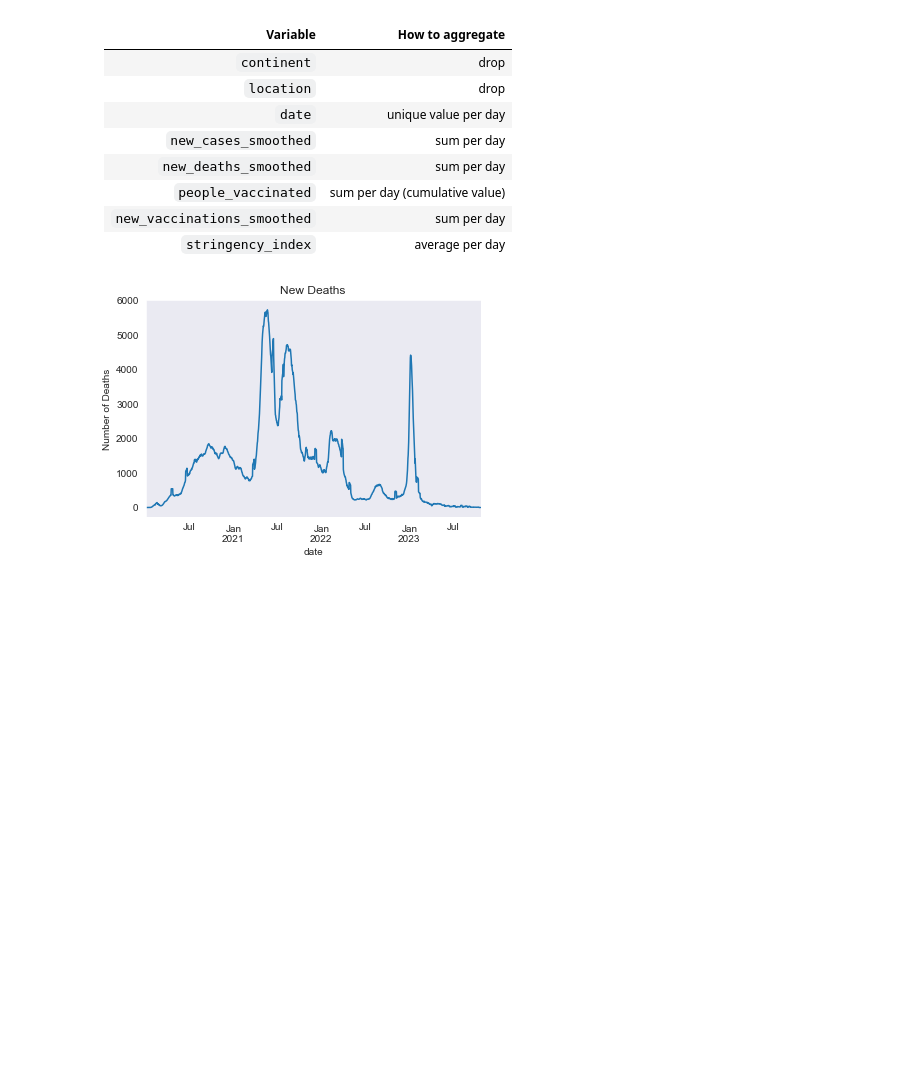
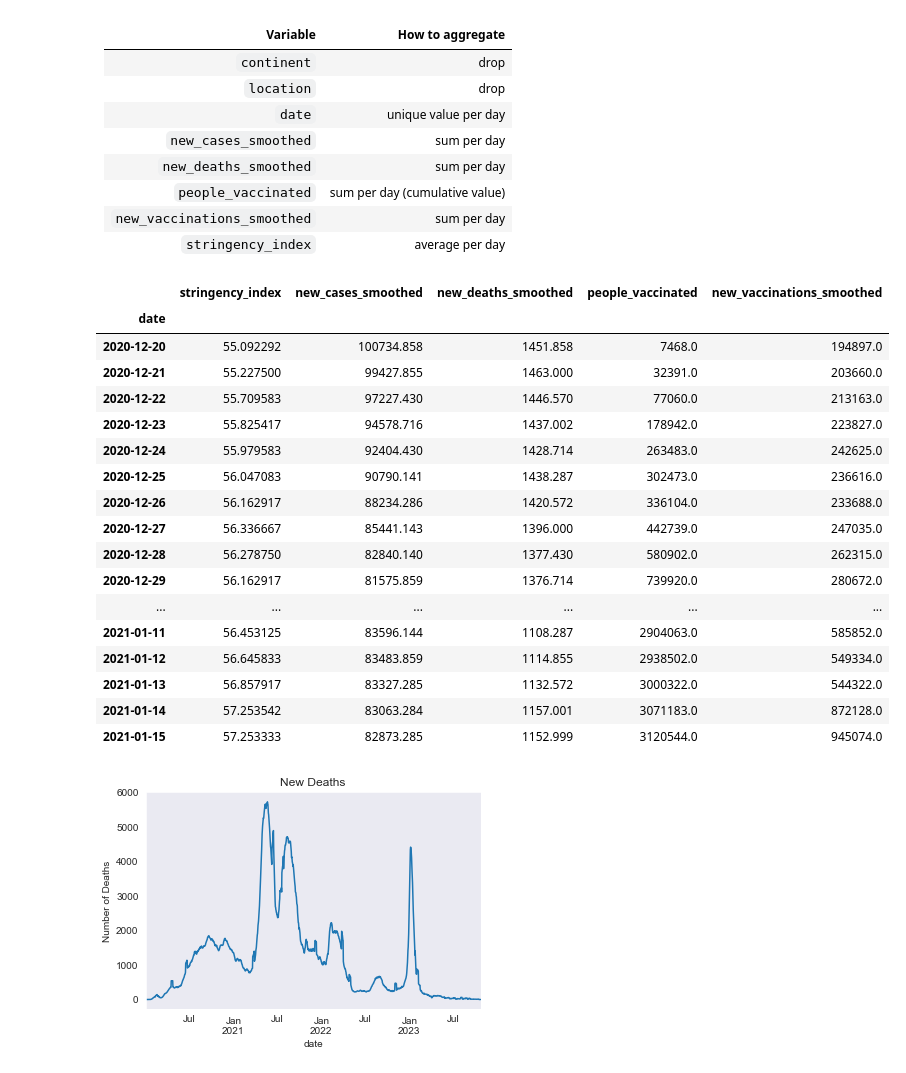
Before and after one commit to Bella3s/Covid-19-Time-Series-Modeling, a Jupyter notebook: index.ipynb, the cells around one changed output. Saved outputs shown, nothing was run; the diff lists cells and outputs as text; code cells hidden in the pictures; blank space fills up the shorter version.

```diff
--- a/index.ipynb
+++ b/index.ipynb
@@ -793,6 +793,27 @@ for var in sum_daily:
 # Create new dataframe
 df_asia_ts = pd.DataFrame(asia_ts_data)
 df_asia_ts.set_index('date', inplace=True)
+# %%
+df_asia_ts.loc['2020-12-20':'2021-01-15']
+# %% [output]
+|  | stringency_index | new_cases_smoothed | new_deaths_smoothed | people_vaccinated | new_vaccinations_smoothed |
+| date |  |  |  |  |  |
+| 2020-12-20 | 55.092292 | 100734.858 | 1451.858 | 7468.0 | 194897.0 |
+| 2020-12-21 | 55.227500 | 99427.855 | 1463.000 | 32391.0 | 203660.0 |
+| 2020-12-22 | 55.709583 | 97227.430 | 1446.570 | 77060.0 | 213163.0 |
+| 2020-12-23 | 55.825417 | 94578.716 | 1437.002 | 178942.0 | 223827.0 |
+| 2020-12-24 | 55.979583 | 92404.430 | 1428.714 | 263483.0 | 242625.0 |
+| 2020-12-25 | 56.047083 | 90790.141 | 1438.287 | 302473.0 | 236616.0 |
+| 2020-12-26 | 56.162917 | 88234.286 | 1420.572 | 336104.0 | 233688.0 |
+| 2020-12-27 | 56.336667 | 85441.143 | 1396.000 | 442739.0 | 247035.0 |
+| 2020-12-28 | 56.278750 | 82840.140 | 1377.430 | 580902.0 | 262315.0 |
+| 2020-12-29 | 56.162917 | 81575.859 | 1376.714 | 739920.0 | 280672.0 |
+| ... | ... | ... | ... | ... | ... |
+| 2021-01-11 | 56.453125 | 83596.144 | 1108.287 | 2904063.0 | 585852.0 |
+| 2021-01-12 | 56.645833 | 83483.859 | 1114.855 | 2938502.0 | 549334.0 |
+| 2021-01-13 | 56.857917 | 83327.285 | 1132.572 | 3000322.0 | 544322.0 |
+| 2021-01-14 | 57.253542 | 83063.284 | 1157.001 | 3071183.0 | 872128.0 |
+| 2021-01-15 | 57.253333 | 82873.285 | 1152.999 | 3120544.0 | 945074.0 |
 # %%
 # Look at new_deaths_smoothed -- our target variable!
 fig, ax = plt.subplots()
```
Also changed, not shown: parts of 11 cells of this notebook.
